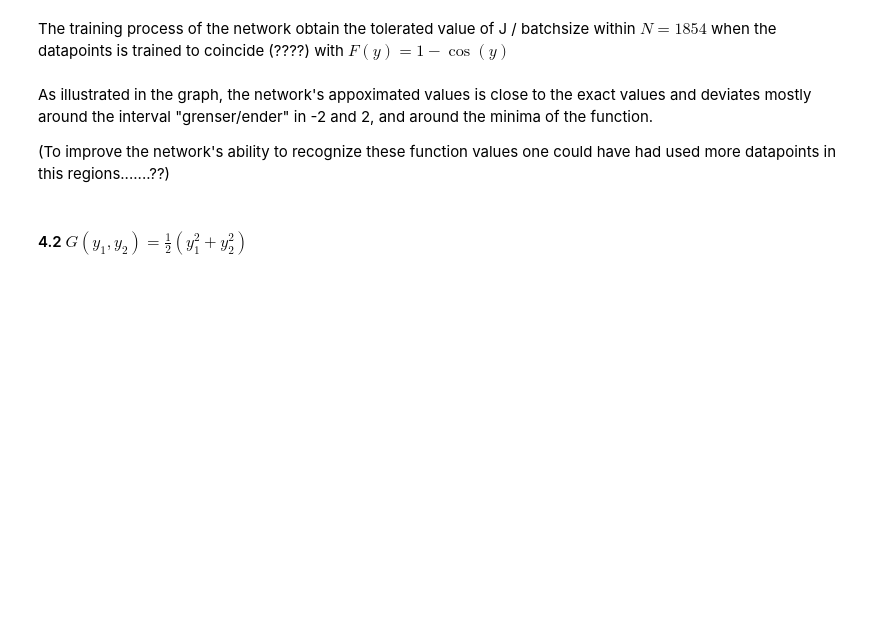
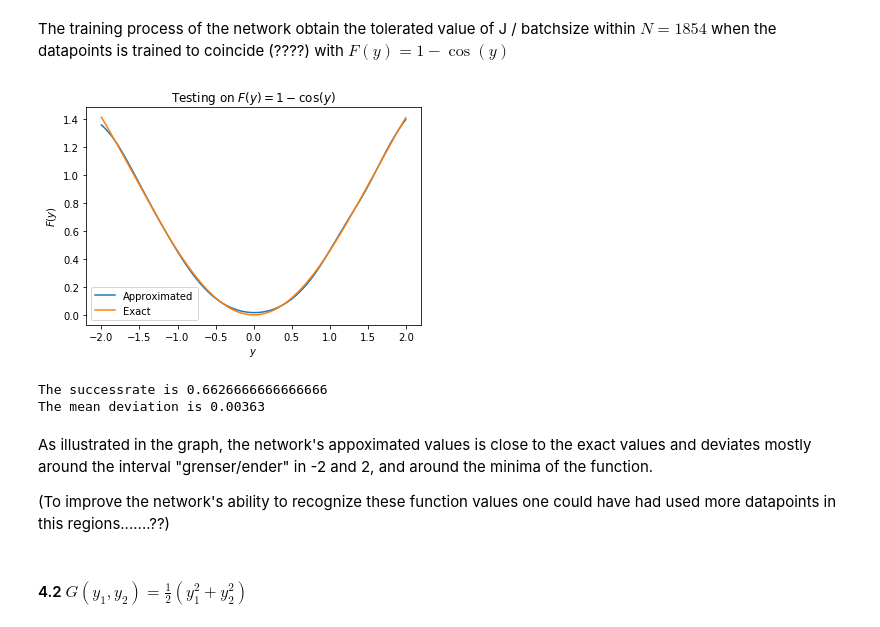
Before and after one commit to vivekapriyas/Function_Neural_Network, a Jupyter notebook: Project2.ipynb, the cells around one changed output. Cells and saved outputs as stored; diff of their text form; code cells hidden in the pictures; blank space fills up the shorter version.

Commit message:
små endringer på akser og forslag til ny sjekk i treningsalgoritma, endra noen labels

```diff
--- a/Project2.ipynb
+++ b/Project2.ipynb
@@ -530,31 +547,35 @@ The training process of the network obtain the tolerated value of J / batchsize
 # %%
 #testing with F(y)
 YTest_F = np.sort(np.random.uniform(-2,2,(1,I_F)))
 cTest_F = F(YTest_F)
 
 
 ypsilonTest_F = testingAlgorithm(YTest_F, W_F, b_F, omega_F, mu_F, K, d_F, I_F, h, sigma, eta, ac_F, bc_F)
 
 
 
 #plotting
 plt.figure()
-plt.plot(YTest_F[0], ypsilonTest_F, label = "Test function")
-plt.plot(YTest_F[0], cTest_F[0], label = "True function")
+plt.plot(YTest_F[0], ypsilonTest_F, label = "Approximated")
+plt.plot(YTest_F[0], cTest_F[0], label = "Exact")
 plt.xlabel(r"$y$")
-plt.ylabel(r"$F$")
-plt.title(r"Testing on $F(y) = 1-\cos{y}$")
+plt.ylabel(r"$F(y)$")
+plt.title(r"Testing on $F(y) = 1-\cos(y)$")
 plt.legend()
 plt.show()
 
 
 cTest_Ftilde, aftest, bftest = scale(cTest_F)
 ypsilonTilde_F = scaleYpsilon(ypsilonTest_F, aftest, bftest)
 
 
 succF, accF = successrate(ypsilonTilde_F, cTest_Ftilde, tol_dev, I_F)
 print("The successrate is {}".format(succF) )
 print("The mean deviation is %.5f"%accF)
+# %% [output]
+[figure, added]
+The successrate is 0.6626666666666666
+The mean deviation is 0.00363
 # %% [markdown]
 As illustrated in the graph, the network's appoximated values is close to the exact values and deviates mostly around the interval "grenser/ender" in -2 and 2, and around the minima of the function.
 
```
Also changed, not shown: parts of 24 cells of this notebook, 2 other files.
